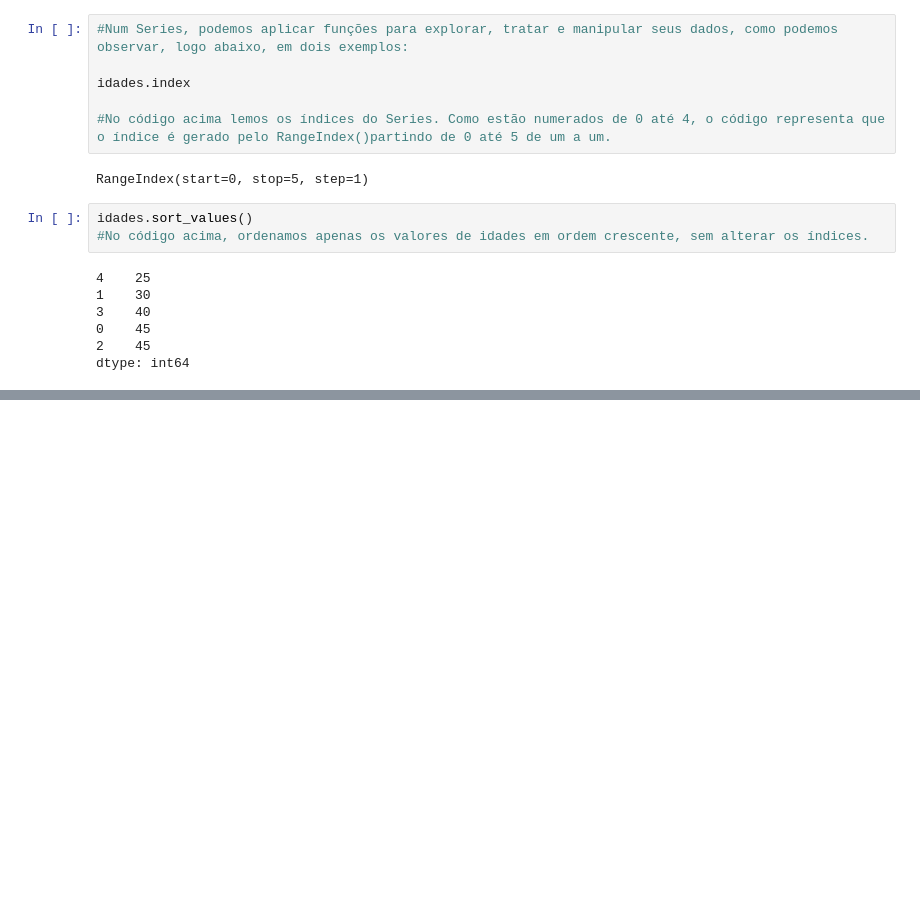
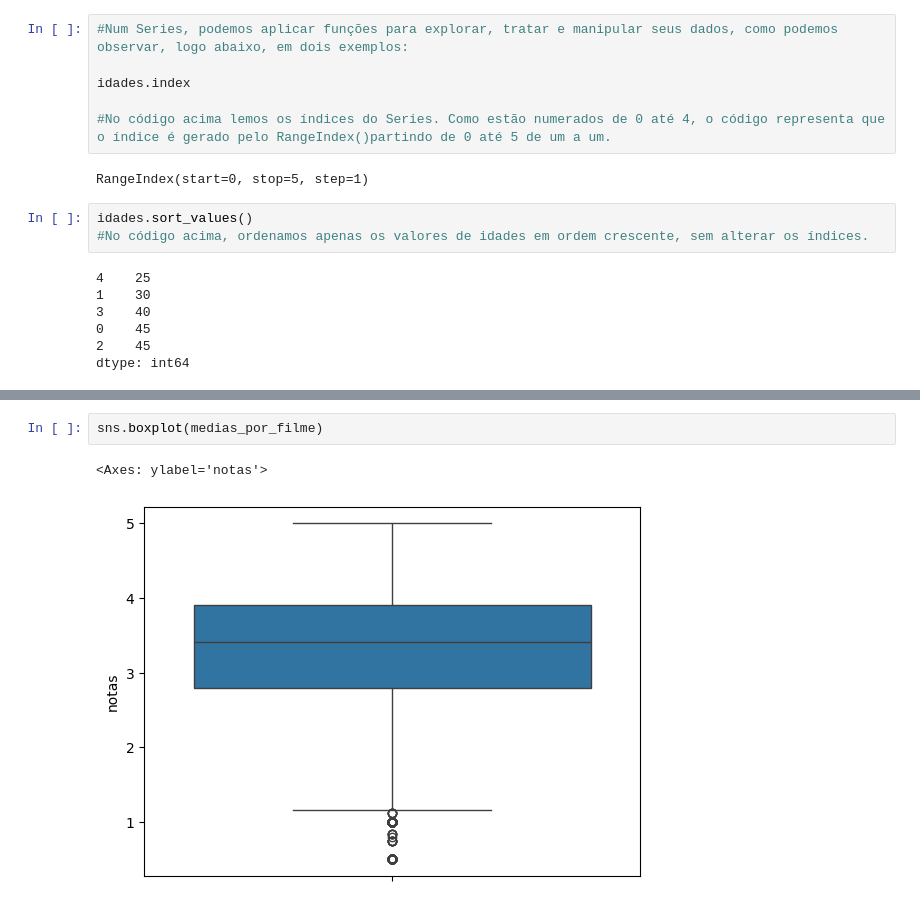
Before and after one commit to leandroclv/Python_data_science_alura, a Jupyter notebook: data_science/introd.ipynb, the cells around one changed output, grey strips where cells are left out. Saved outputs shown, nothing was run; the diff lists cells and outputs as text; blank space fills up the shorter version.

```diff
--- a/data_science/introd.ipynb
+++ b/data_science/introd.ipynb
@@ -213,0 +356,5 @@ dtype: int64
+# %%
+sns.boxplot(medias_por_filme)
+# %% [output]
+<Axes: ylabel='notas'>
+[figure, added]
```
Also changed, not shown: parts of 26 cells of this notebook, 2 other files.
